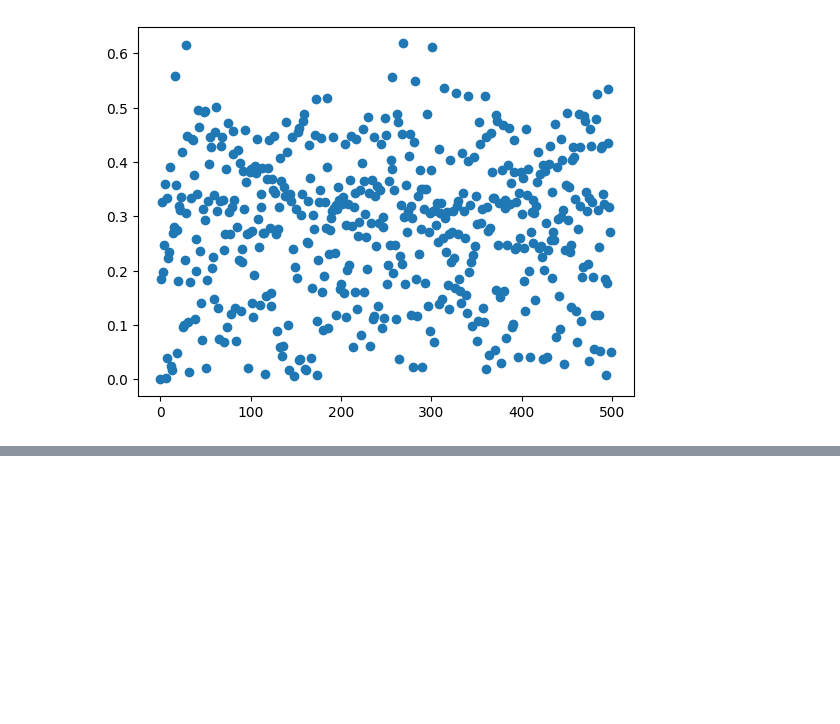
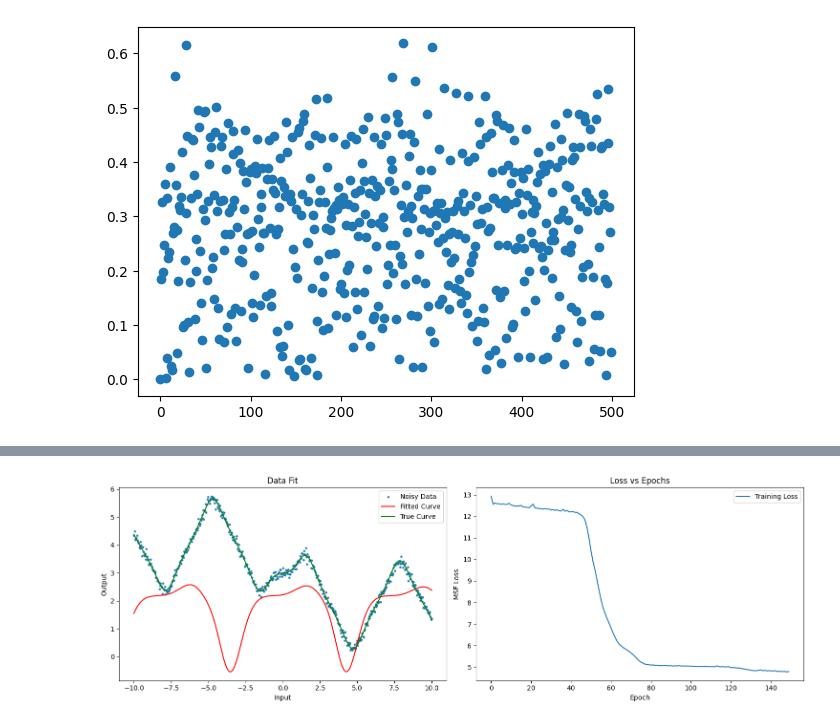
Before and after one commit to songofphysics/master-thesis, a Jupyter notebook: benchmark.ipynb, the cells around one changed output, grey strips where cells are left out. Saved outputs shown, nothing was run; the diff lists cells and outputs as text; code cells hidden in the pictures; blank space fills up the shorter version.

```diff
--- a/benchmark.ipynb
+++ b/benchmark.ipynb
@@ -41,3 +41,11 @@ plt.scatter(alpha, W)
 # %% [output]
 <matplotlib.collections.PathCollection at 0x...>
 [figure]
+# %%
+X = np.linspace(-10, 10, 500)
+Y = np.tan(np.sin(X)) + np.log(X+20) - np.arctan(X)
+Y_noisy = Y + 0.1*np.random.randn(500)
+X_data = X.astype(np.complex64).reshape(-1, 1)
+Y_data = Y_noisy.astype(np.complex64).reshape(-1, 1)
+# %%
+M, H, Q = qnn.train_models(X, Y, cutoff_dim=10 , configs=[(5, 150)])
@@ -43,0 +72,22 @@ plt.scatter(alpha, W)
+# %%
+fig, axes = plt.subplots(1, 2, figsize=(15, 5))
+axes = axes.flatten()
+Y_pred = M[0].predict(X_data, verbose = 0)
+axes[0].scatter(X, Y_noisy, s=5, label='Noisy Data')
+axes[0].plot(X, Y_pred, label='Fitted Curve', color='r')
+axes[0].plot(X, Y, label='True Curve', color='g')
+axes[0].set_title('Data Fit')
+axes[0].set_xlabel('Input')
+axes[0].set_ylabel('Output')
+axes[0].legend()
+
+axes[1].plot(H[0].history['loss'], label='Training Loss')
+#axes[1].plot(H[0].history['val_loss'], label='Validation Loss')
+axes[1].set_title('Loss vs Epochs')
+axes[1].set_xlabel('Epoch')
+axes[1].set_ylabel('MSE Loss')
+axes[1].legend()
+
+plt.tight_layout()
+plt.show()
+# %% [output]
@@ -43,0 +96 @@ plt.scatter(alpha, W)
+[figure, added]
```
Also changed, not shown: parts of 3 cells of this notebook, 1 other file.
